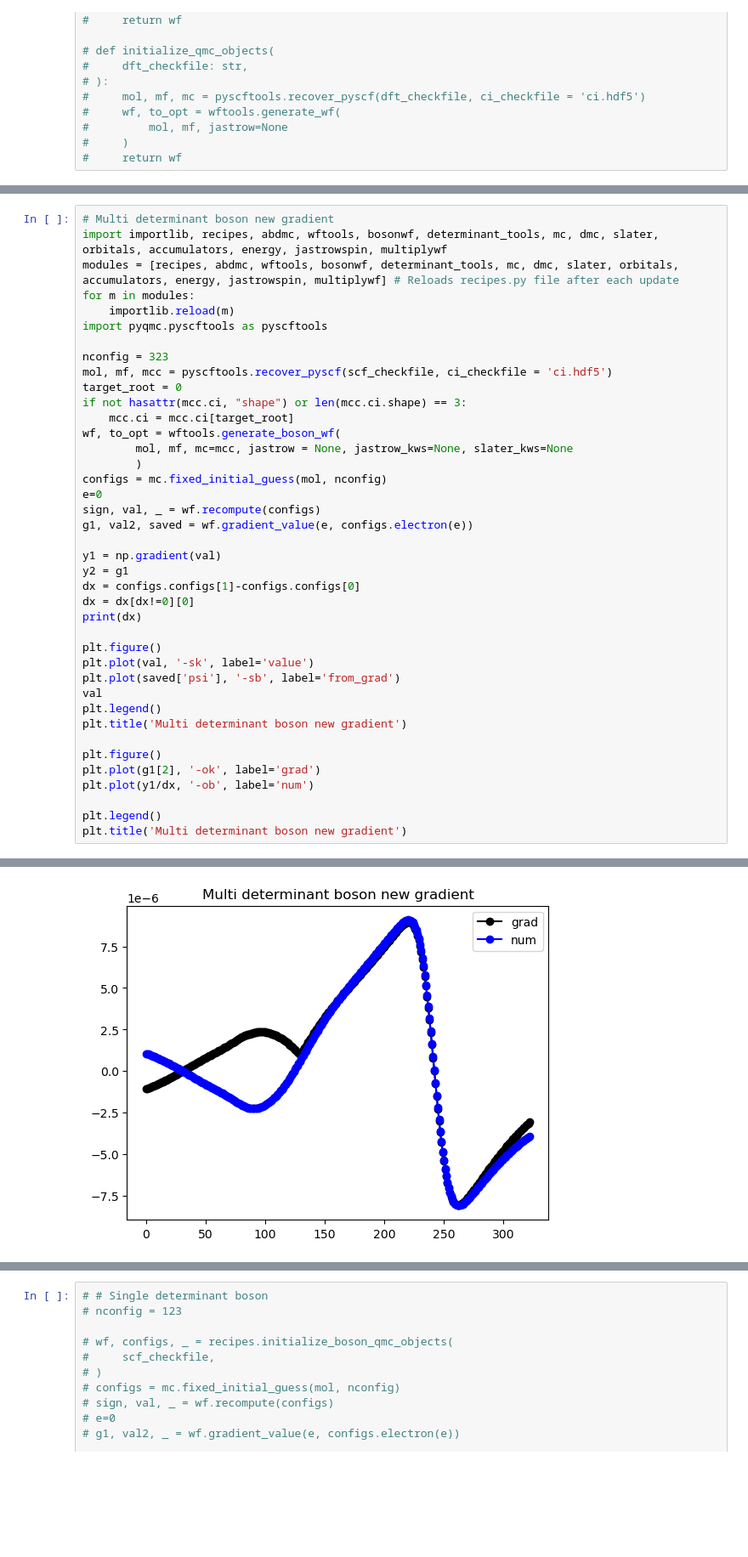
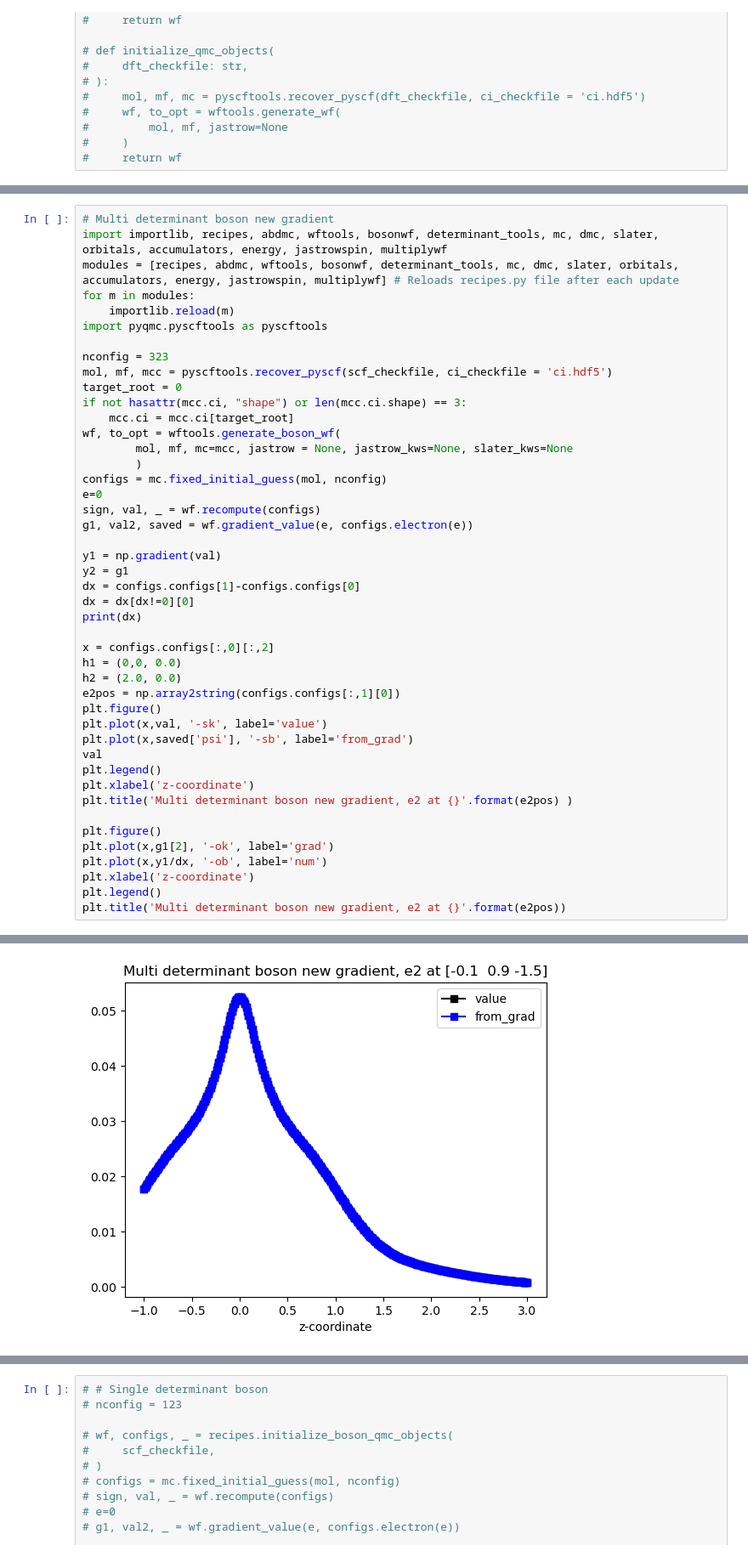
Before and after one commit to kayahans/pyqmc, a Jupyter notebook: pyqmc/gradient_test-multideterminant.ipynb, the cells around one changed output, grey strips where cells are left out. Shown at 85% size. Saved outputs shown, nothing was run; the diff lists cells and outputs as text; blank space fills up the shorter version.

```diff
--- a/pyqmc/gradient_test-multideterminant.ipynb
+++ b/pyqmc/gradient_test-multideterminant.ipynb
@@ -252,19 +247,24 @@ dx = configs.configs[1]-configs.configs[0]
 dx = dx[dx!=0][0]
 print(dx)
 
+x = configs.configs[:,0][:,2]
+h1 = (0,0, 0.0)
+h2 = (2.0, 0.0)
+e2pos = np.array2string(configs.configs[:,1][0])
 plt.figure()
-plt.plot(val, '-sk', label='value')
-plt.plot(saved['psi'], '-sb', label='from_grad')
+plt.plot(x,val, '-sk', label='value')
+plt.plot(x,saved['psi'], '-sb', label='from_grad')
 val
 plt.legend()
-plt.title('Multi determinant boson new gradient')
+plt.xlabel('z-coordinate')
+plt.title('Multi determinant boson new gradient, e2 at {}'.format(e2pos) )
 
 plt.figure()
-plt.plot(g1[2], '-ok', label='grad')
-plt.plot(y1/dx, '-ob', label='num')
-
+plt.plot(x,g1[2], '-ok', label='grad')
+plt.plot(x,y1/dx, '-ob', label='num')
+plt.xlabel('z-coordinate')
 plt.legend()
-plt.title('Multi determinant boson new gradient')
+plt.title('Multi determinant boson new gradient, e2 at {}'.format(e2pos))
 # %% [output]
 > /Users/ksu/Documents/GitHub/pyqmc/pyqmc/wftools.py(320)generate_boson_wf()
     318     import pdb
@@ -287 +288 @@ Text(0.5, 1.0, 'Multi determinant boson new gradient')
-[figure, old version]
+[figure, new version]
```
Also changed, not shown: parts of 6 cells of this notebook, 7 other files.
